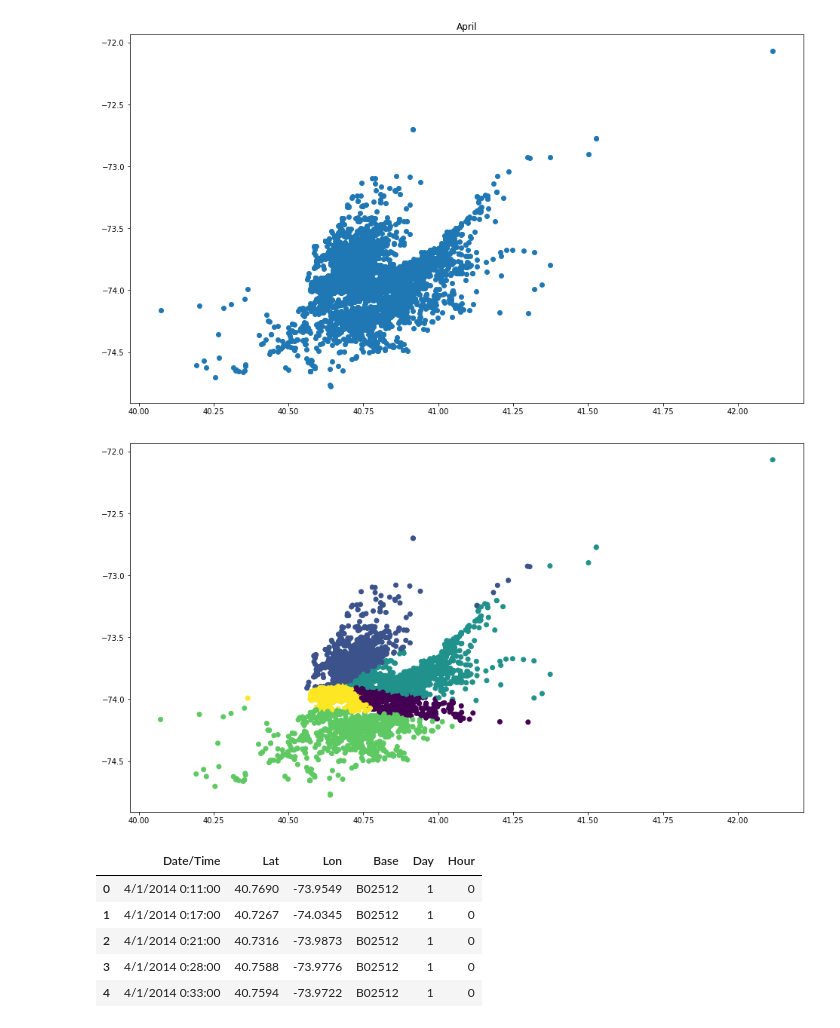
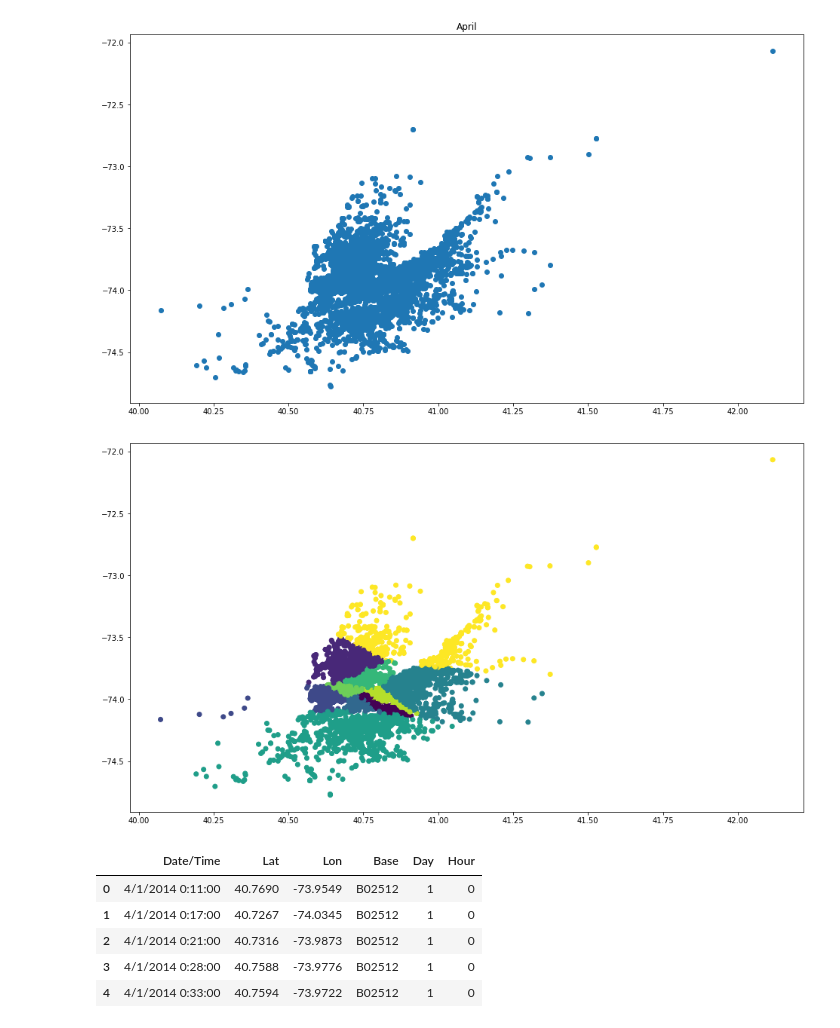
Before and after one commit to bring-nirachornkul/Big-Data-group-project, a Jupyter notebook: uber_preprocessing.ipynb, the cells around one changed output. Drawn from its saved outputs; the diff is of its cells as text; code cells hidden in the pictures.

```diff
--- a/uber_preprocessing.ipynb
+++ b/uber_preprocessing.ipynb
@@ -53,24 +57,24 @@ for i in range(1):
 # %%
 from sklearn.cluster import KMeans
 from numpy import random, float
 
-K = 5
+K = 10
 
 lat = df_2014[0]['Lat'].values
 lon = df_2014[0]['Lon'].values
 
 lat_r = lat.reshape(len(lat), 1)
 lon_r = lon.reshape(len(lon), 1)
 cord = np.concatenate((lat_r, lon_r), 1)
 
 model = KMeans(n_clusters=K)
 model = model.fit(cord)
 
 plt.figure(figsize=(16, 9))
 plt.scatter(cord[:, 0], cord[:, 1], c=model.labels_.astype(float))
 plt.show()
 # %% [output]
-[figure, old version]
+[figure, new version]
 # %%
 from geopy.geocoders import Nominatim
 import folium
```
Also changed, not shown: parts of 6 cells of this notebook.
